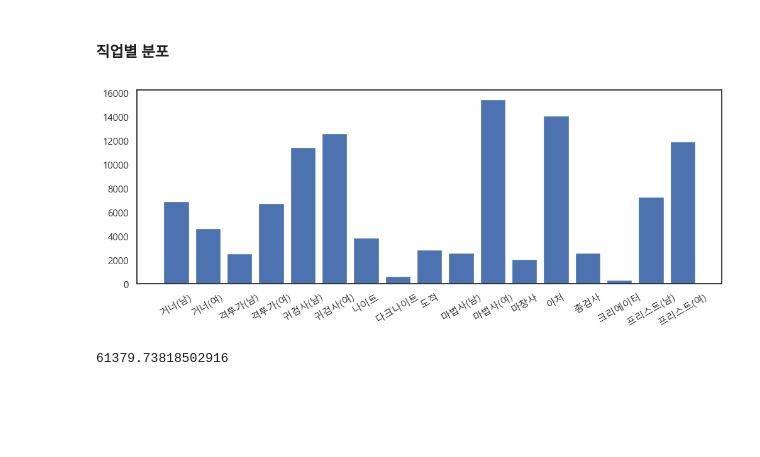
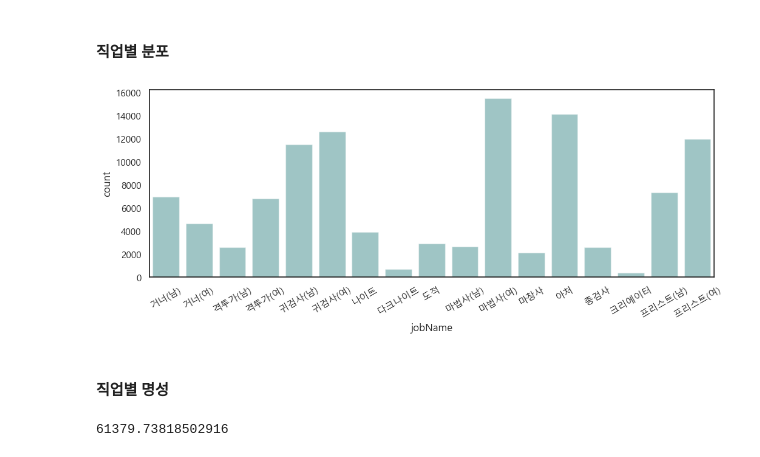
Before and after one commit to dothegee/dungeonFighter, a Jupyter notebook: EDA.ipynb, the cells around one changed output. Saved outputs shown, nothing was run; the diff lists cells and outputs as text; code cells hidden in the pictures; blank space fills up the shorter version.

```diff
--- a/EDA.ipynb
+++ b/EDA.ipynb
@@ -194,7 +174,7 @@ columns = ['characterId',
 # %% [markdown]
 ### 칼럼명 변경
 # %%
-df = data[columns]
+data = data[columns]
 # %%
 len(columns)
 # %% [output]
@@ -221,2 +200,2 @@ for i in tqdm(range(len(df))):
 # %%
-df.drop([20141,78245], axis=0, inplace=True)
+data.drop([20141,78245], axis=0, inplace=True)
@@ -259,13 +362,16 @@ Name: count, dtype: int64
 #### 직업별 분포
 # %%
 plt.figure(figsize=(12,4))
-plt.bar(jobdf.index, jobdf.values)
+# plt.bar(jobdf.index, jobdf.values)
+sns.barplot(data=jobdf, color = 'teal', alpha = 0.4)
 plt.rcParams['font.family'] ='Malgun Gothic'
 plt.rcParams['axes.unicode_minus'] =False
 plt.xticks(rotation=30)
 plt.show()
 # %% [output]
-[figure, old version]
+[figure, new version]
+# %% [markdown]
+#### 직업별 명성
 # %%
 df['fame'].mean()
 # %% [output]
```
Also changed, not shown: parts of 39 cells of this notebook.
